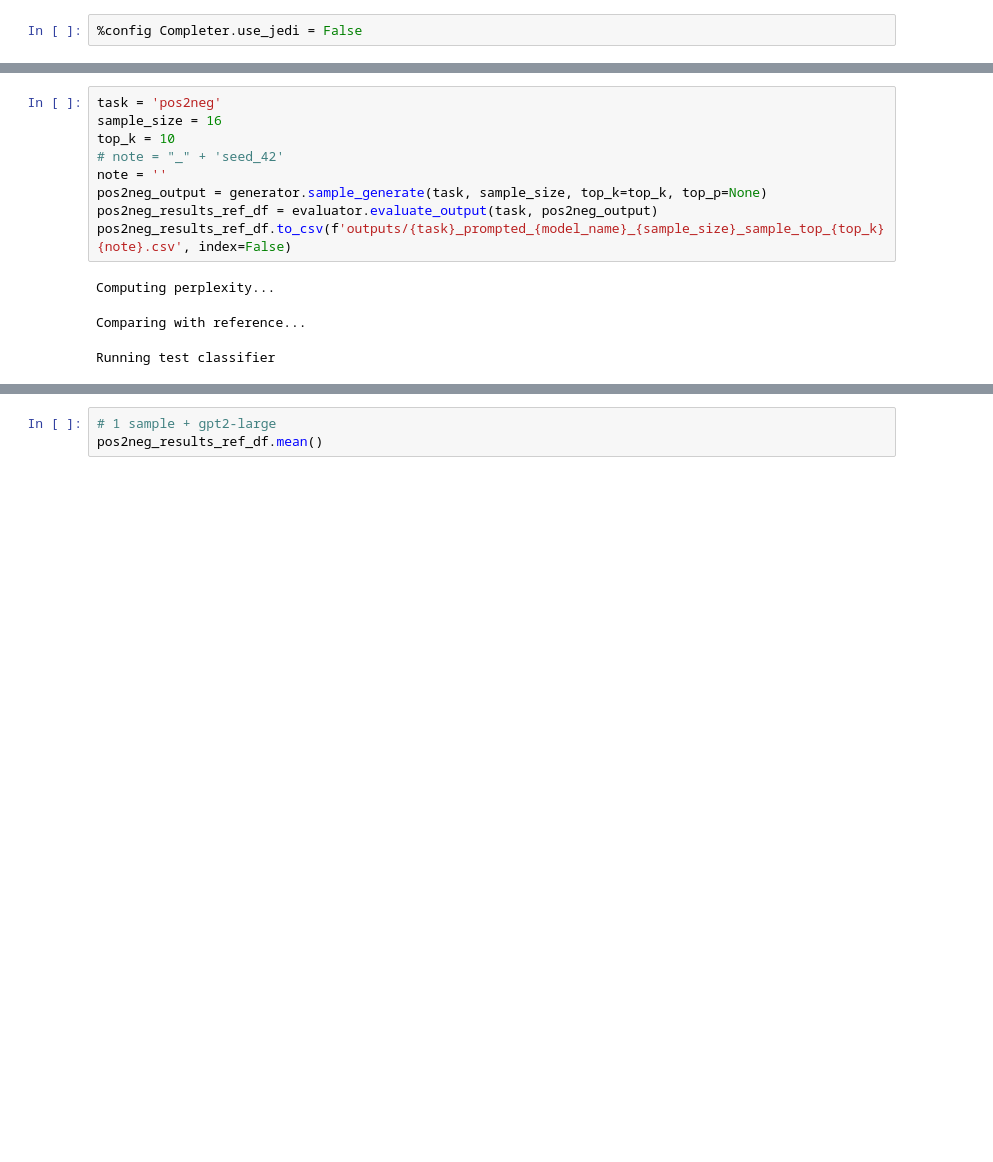
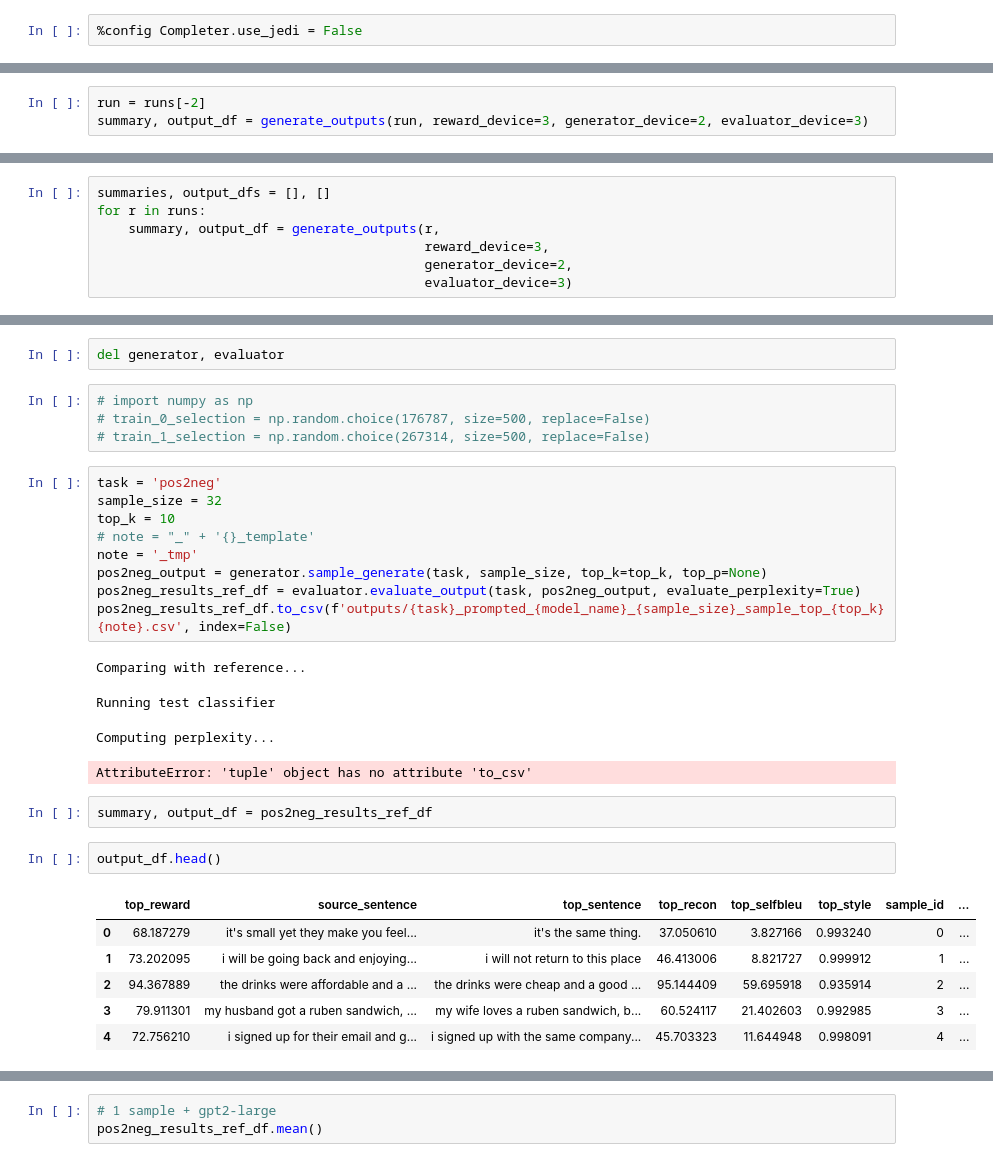
Before and after one commit to mingkaid/soft-Q-learning-for-text-generation, a Jupyter notebook: evaluation/tst/sampling/test.ipynb, the cells around one changed output, grey strips where cells are left out. Drawn from its saved outputs; the diff is of its cells as text; blank space fills up the shorter version.

```diff
--- a/evaluation/tst/sampling/test.ipynb
+++ b/evaluation/tst/sampling/test.ipynb
@@ -9,0 +182,3 @@ import matplotlib.pyplot as plt
+# %%
+run = runs[-2]
+summary, output_df = generate_outputs(run, reward_device=3, generator_device=2, evaluator_device=3)
@@ -9,0 +193,7 @@ import matplotlib.pyplot as plt
+# %%
+summaries, output_dfs = [], []
+for r in runs:
+    summary, output_df = generate_outputs(r,
+                                          reward_device=3,
+                                          generator_device=2,
+                                          evaluator_device=3)
@@ -64,13 +294,31 @@ Some weights of the model checkpoint at roberta-large were not used when initial
-# %%
-task = 'pos2neg'
-sample_size = 16
-top_k = 10
-# note = "_" + 'seed_42'
-note = ''
-pos2neg_output = generator.sample_generate(task, sample_size, top_k=top_k, top_p=None)
-pos2neg_results_ref_df = evaluator.evaluate_output(task, pos2neg_output)
-pos2neg_results_ref_df.to_csv(f'outputs/{task}_prompted_{model_name}_{sample_size}_sample_top_{top_k}{note}.csv', index=False)
-# %% [output]
-Computing perplexity...
-Comparing with reference...
-Running test classifier
+# %%
+del generator, evaluator
+# %%
+# import numpy as np
+# train_0_selection = np.random.choice(176787, size=500, replace=False)
+# train_1_selection = np.random.choice(267314, size=500, replace=False)
+# %%
+task = 'pos2neg'
+sample_size = 32
+top_k = 10
+# note = "_" + '{}_template'
+note = '_tmp'
+pos2neg_output = generator.sample_generate(task, sample_size, top_k=top_k, top_p=None)
+pos2neg_results_ref_df = evaluator.evaluate_output(task, pos2neg_output, evaluate_perplexity=True)
+pos2neg_results_ref_df.to_csv(f'outputs/{task}_prompted_{model_name}_{sample_size}_sample_top_{top_k}{note}.csv', index=False)
+# %% [output]
+Comparing with reference...
+Running test classifier
+Computing perplexity...
+AttributeError: 'tuple' object has no attribute 'to_csv'
+# %%
+summary, output_df = pos2neg_results_ref_df
+# %%
+output_df.head()
+# %% [output]
+|  | top_reward | source_sentence | top_sentence | top_recon | top_selfbleu | top_style | sample_id | ... |
+| 0 | 68.187279 | it's small yet they make you feel... | it's the same thing. | 37.050610 | 3.827166 | 0.993240 | 0 | ... |
+| 1 | 73.202095 | i will be going back and enjoying... | i will not return to this place | 46.413006 | 8.821727 | 0.999912 | 1 | ... |
+| 2 | 94.367889 | the drinks were affordable and a ... | the drinks were cheap and a good ... | 95.144409 | 59.695918 | 0.935914 | 2 | ... |
+| 3 | 79.911301 | my husband got a ruben sandwich, ... | my wife loves a ruben sandwich, b... | 60.524117 | 21.402603 | 0.992985 | 3 | ... |
+| 4 | 72.756210 | i signed up for their email and g... | i signed up with the same company... | 45.703323 | 11.644948 | 0.998091 | 4 | ... |
```
Also changed, not shown: parts of 25 cells of this notebook, 25 other files.
